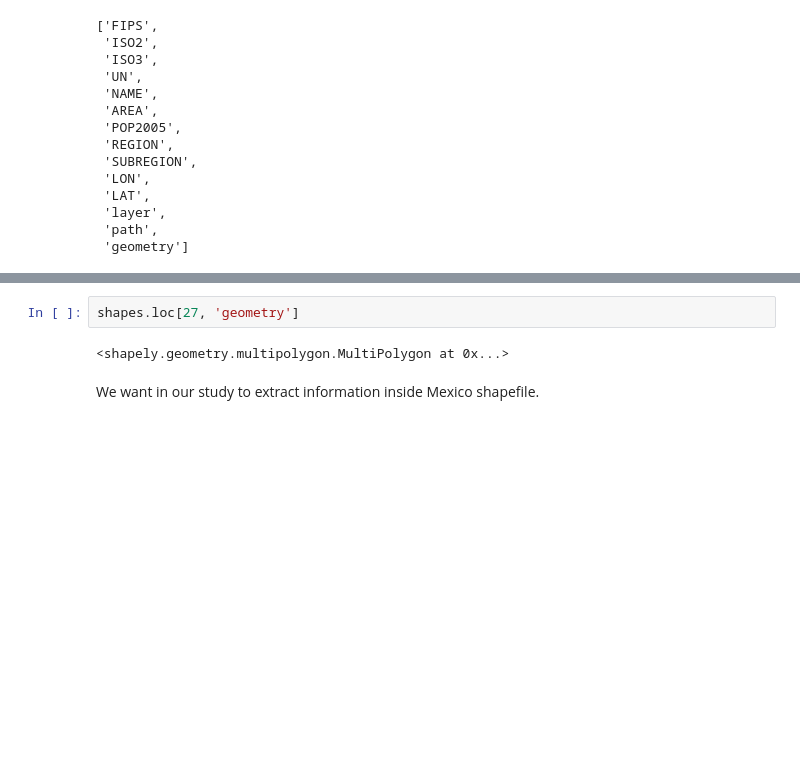
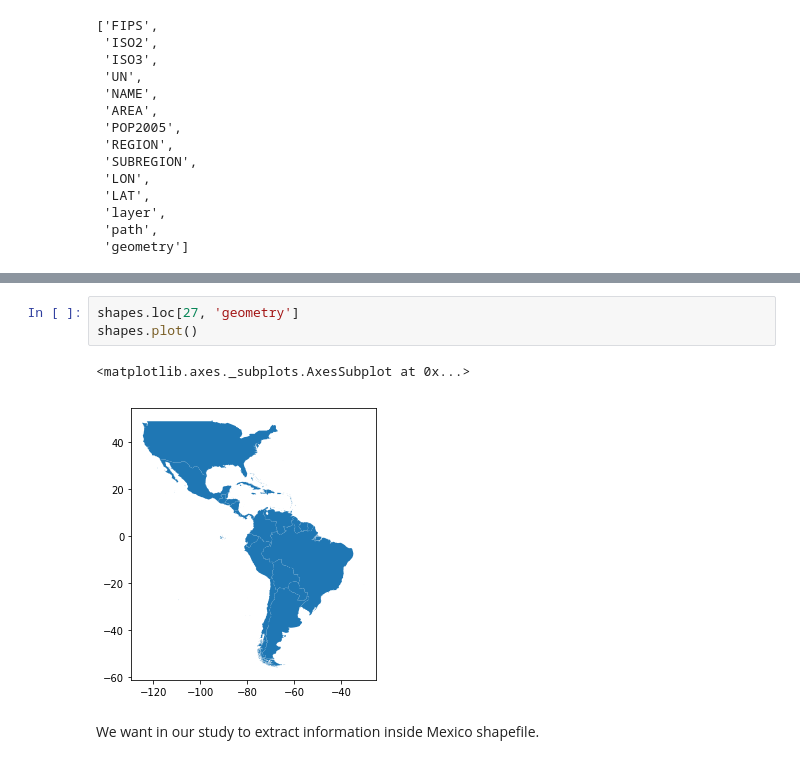
Before and after one commit to guimeto/Python_Training_September, a Jupyter notebook: Part2/4-Xarray_Library.ipynb, the cells around one changed output, grey strips where cells are left out. Saved outputs shown, nothing was run; the diff lists cells and outputs as text; blank space fills up the shorter version.

```diff
--- a/Part2/4-Xarray_Library.ipynb
+++ b/Part2/4-Xarray_Library.ipynb
@@ -449,8 +724,10 @@ shapes
 | 46 | US | US | USA | 840 | United States | 915896 | 299846449 | 19 | 21 | -98.606 | 39.622 | ... |
 # %%
 shapes.loc[27, 'geometry']
+shapes.plot()
 # %% [output]
-<shapely.geometry.multipolygon.MultiPolygon at 0x...>
+<matplotlib.axes._subplots.AxesSubplot at 0x...>
+[figure, added]
 # %% [markdown]
 We want in our study to extract information inside Mexico shapefile.
 # %%
```
Also changed, not shown: parts of 43 cells of this notebook, 7 other files.
